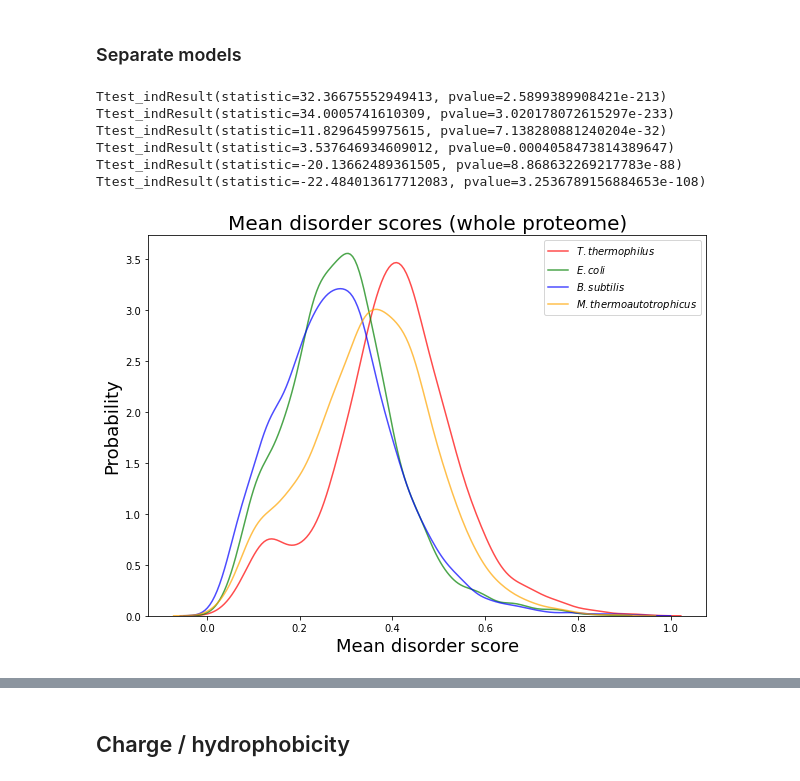
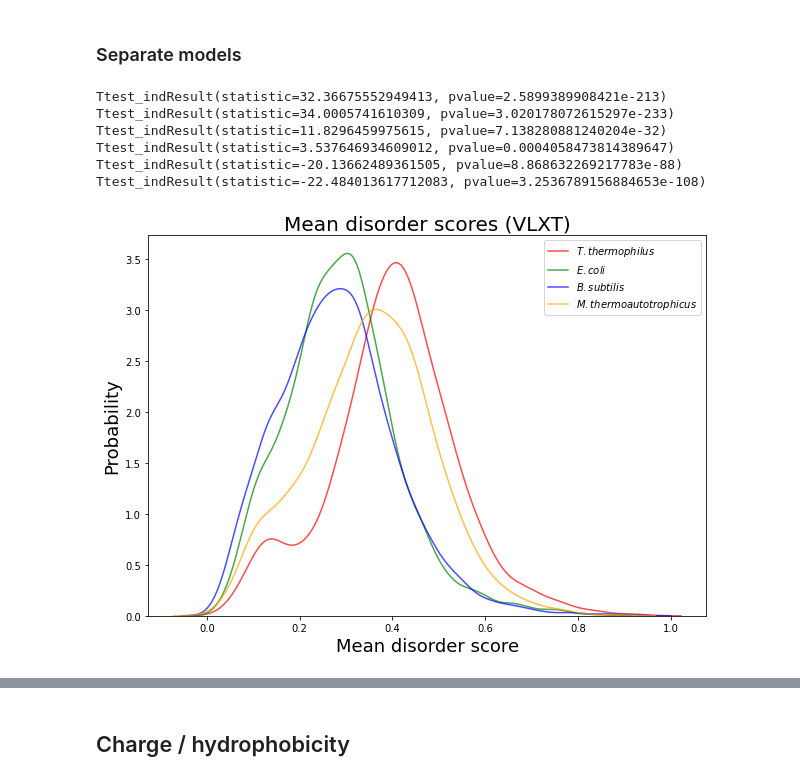
Before and after one commit to alibekk93/IDP_analysis, a Jupyter notebook: IDP_analysis.ipynb, the cells around one changed output, grey strips where cells are left out. Saved outputs shown, nothing was run; the diff lists cells and outputs as text; code cells hidden in the pictures.

```diff
--- a/IDP_analysis.ipynb
+++ b/IDP_analysis.ipynb
@@ -1701,38 +1701,42 @@ model_means = pd.concat([TT_separate_models_means, EC_separate_models_means,
 # %%
 fig, ax = plt.subplots(figsize=(10,7))
 
-df = model_means[model_means.model==models[0]]
+m = models[0]
+
+title = 'Mean disorder scores (' + m + ')'
+
+df = model_means[model_means.model==m]
 
 sns.kdeplot(df[df.species==species[0]].mean_disorder,
             color='red', alpha=0.7, label='$\\it{}$'.format(species[0]), ax=ax)
 sns.kdeplot(df[df.species==species[1]].mean_disorder,
-            color='green', alpha=0.7, label='$\\it{}$'.format('E. coli'), ax=ax)
+            color='green', alpha=0.7, label='$\\it{}$'.format(species[1]), ax=ax)
 sns.kdeplot(df[df.species==species[2]].mean_disorder,
-            color='blue', alpha=0.7, label='$\\it{}$'.format('B. subtilis'), ax=ax)
+            color='blue', alpha=0.7, label='$\\it{}$'.format(species[2]), ax=ax)
 sns.kdeplot(df[df.species==species[3]].mean_disorder,
-            color='orange', alpha=0.7, label='$\\it{}$'.format('M. thermoautotrophicus'), ax=ax)
-ax.set_title('Mean disorder scores (whole proteome)', fontsize=20)
+            color='orange', alpha=0.7, label='$\\it{}$'.format(species[3]), ax=ax)
+ax.set_title(title, fontsize=20)
 ax.set_ylabel('Probability', fontsize=18)
 ax.set_xlabel('Mean disorder score', fontsize=18)
 ax.legend()
 
 # print(mannwhitneyu(df.TT.dropna(), df.EC.dropna(), alternative='greater'))
 # print(wilcoxon(df.TT.dropna(), df.EC.dropna(), alternative='greater'))
 print(ttest_ind(df[df.species==species[0]].mean_disorder, df[df.species==species[1]].mean_disorder, nan_policy='omit'))
 print(ttest_ind(df[df.species==species[0]].mean_disorder, df[df.species==species[2]].mean_disorder, nan_policy='omit'))
 print(ttest_ind(df[df.species==species[0]].mean_disorder, df[df.species==species[3]].mean_disorder, nan_policy='omit'))
 print(ttest_ind(df[df.species==species[1]].mean_disorder, df[df.species==species[2]].mean_disorder, nan_policy='omit'))
 print(ttest_ind(df[df.species==species[1]].mean_disorder, df[df.species==species[3]].mean_disorder, nan_policy='omit'))
 print(ttest_ind(df[df.species==species[2]].mean_disorder, df[df.species==species[3]].mean_disorder, nan_policy='omit'))
 # print(ttest_rel(df.TT, df.EC, nan_policy='omit'))
 
 fig.show()
-fig.savefig('Mean disorder scores (whole proteome).svg')
+fig.savefig(title + '.svg')
 # %% [output]
 Ttest_indResult(statistic=32.36675552949413, pvalue=2.5899389908421e-213)
 Ttest_indResult(statistic=34.0005741610309, pvalue=3.020178072615297e-233)
 Ttest_indResult(statistic=11.8296459975615, pvalue=7.138280881240204e-32)
 Ttest_indResult(statistic=3.537646934609012, pvalue=0.0004058473814389647)
 Ttest_indResult(statistic=-20.13662489361505, pvalue=8.868632269217783e-88)
 Ttest_indResult(statistic=-22.484013617712083, pvalue=3.2536789156884653e-108)
-[figure, old version]
+[figure, new version]
```
Also changed, not shown: parts of 7 cells of this notebook.
